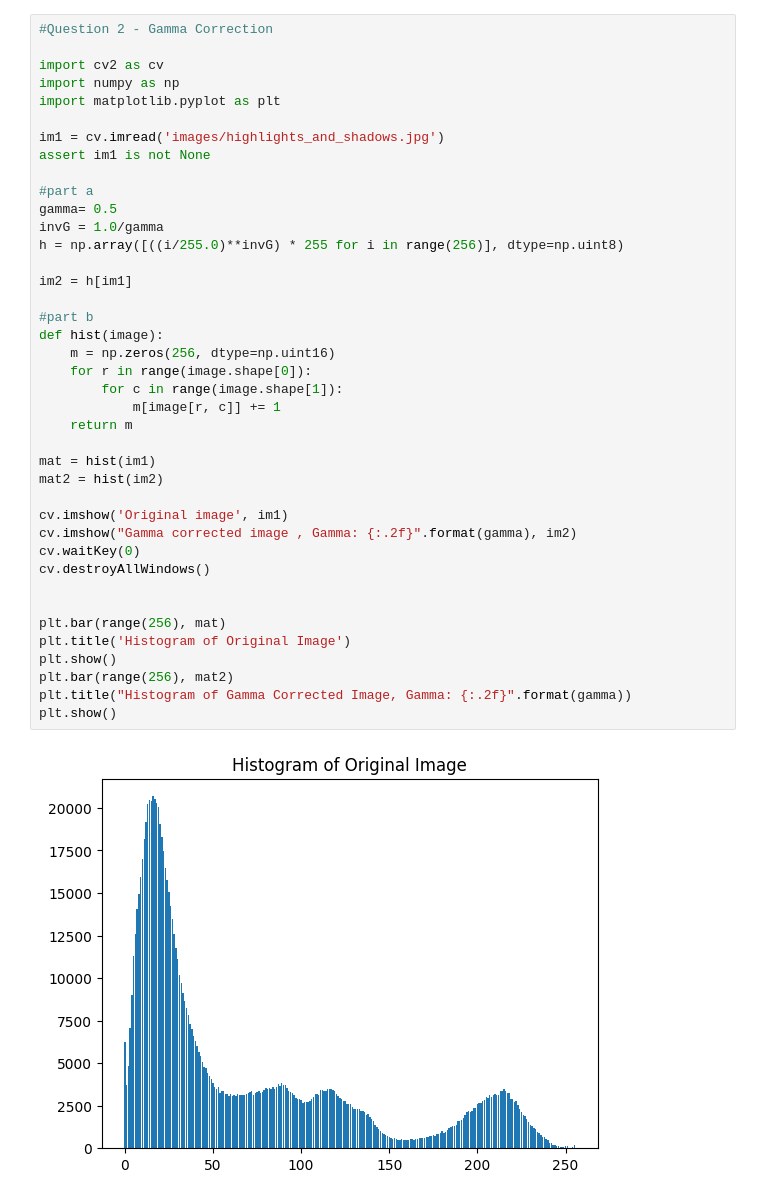
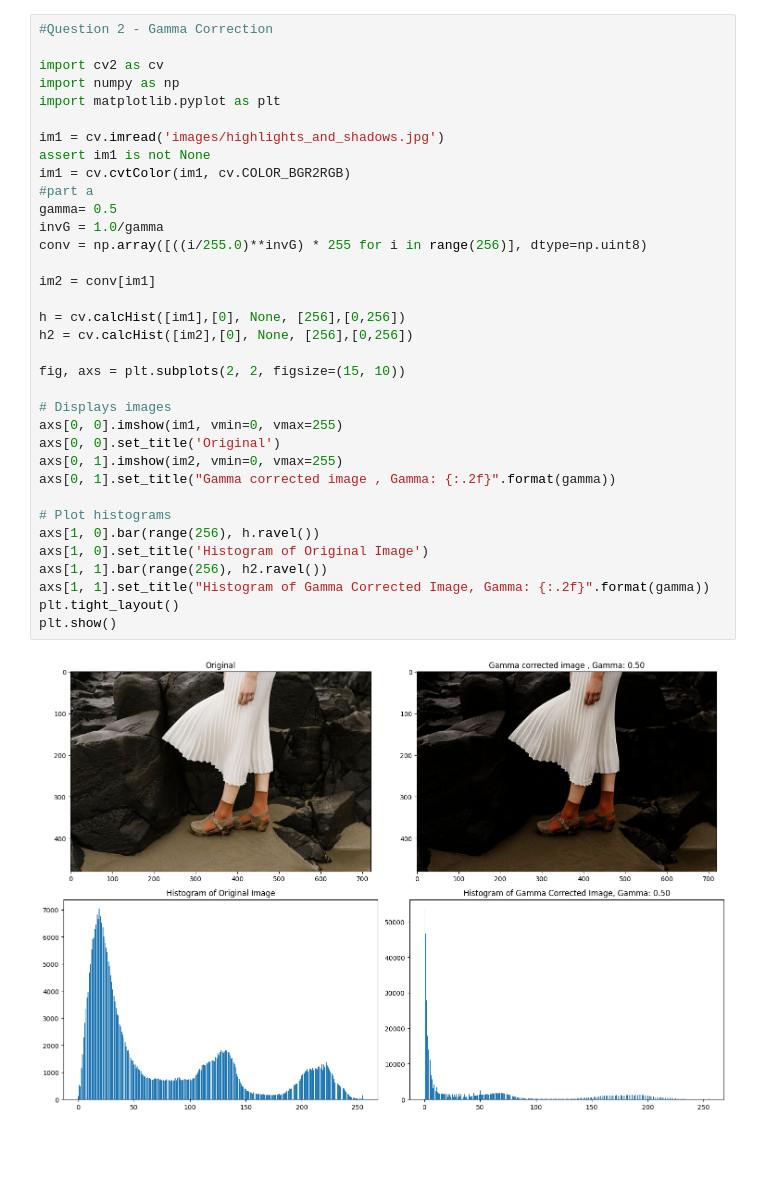
Before and after one commit to MarcWije/ImgPro, a Jupyter notebook: q2.ipynb, the cells around one changed output. Cells and saved outputs as stored; diff of their text form; blank space fills up the shorter version.

Commit message:
Add files via upload
Updated Question 2 and added 2 output images

```diff
--- a/q2.ipynb
+++ b/q2.ipynb
@@ -1,42 +1,37 @@
 # %%
 #Question 2 - Gamma Correction
 
 import cv2 as cv
 import numpy as np
 import matplotlib.pyplot as plt
 
 im1 = cv.imread('images/highlights_and_shadows.jpg')
 assert im1 is not None
-
+im1 = cv.cvtColor(im1, cv.COLOR_BGR2RGB)
 #part a
 gamma= 0.5
 invG = 1.0/gamma
-h = np.array([((i/255.0)**invG) * 255 for i in range(256)], dtype=np.uint8)
+conv = np.array([((i/255.0)**invG) * 255 for i in range(256)], dtype=np.uint8)
 
-im2 = h[im1]
+im2 = conv[im1]
 
-#part b
-def hist(image):
-    m = np.zeros(256, dtype=np.uint16)
-    for r in range(image.shape[0]):
-        for c in range(image.shape[1]):
-            m[image[r, c]] += 1
-    return m
+h = cv.calcHist([im1],[0], None, [256],[0,256])
+h2 = cv.calcHist([im2],[0], None, [256],[0,256])
 
-mat = hist(im1)
-mat2 = hist(im2)
+fig, axs = plt.subplots(2, 2, figsize=(15, 10))
 
-cv.imshow('Original image', im1)
-cv.imshow("Gamma corrected image , Gamma: {:.2f}".format(gamma), im2)
-cv.waitKey(0)
-cv.destroyAllWindows()
+# Displays images
+axs[0, 0].imshow(im1, vmin=0, vmax=255)
+axs[0, 0].set_title('Original')
+axs[0, 1].imshow(im2, vmin=0, vmax=255)
+axs[0, 1].set_title("Gamma corrected image , Gamma: {:.2f}".format(gamma))
 
-
-plt.bar(range(256), mat)
-plt.title('Histogram of Original Image')
+# Plot histograms
+axs[1, 0].bar(range(256), h.ravel())
+axs[1, 0].set_title('Histogram of Original Image')
+axs[1, 1].bar(range(256), h2.ravel())
+axs[1, 1].set_title("Histogram of Gamma Corrected Image, Gamma: {:.2f}".format(gamma))
+plt.tight_layout()
 plt.show()
-plt.bar(range(256), mat2)
-plt.title("Histogram of Gamma Corrected Image, Gamma: {:.2f}".format(gamma))
-plt.show()
 # %% [output]
-[figure, old version]
+[figure, new version]
```
Also changed, not shown: parts of 1 cell of this notebook, 2 other files.
